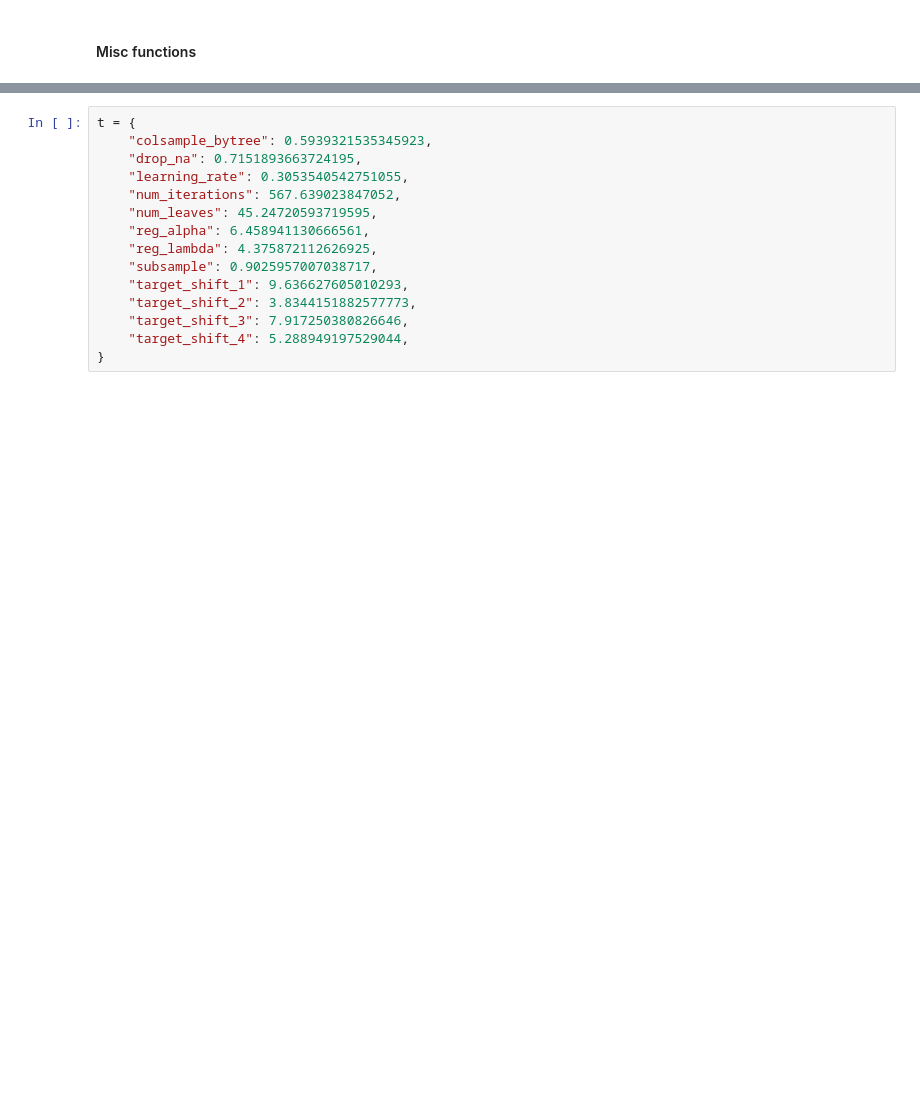
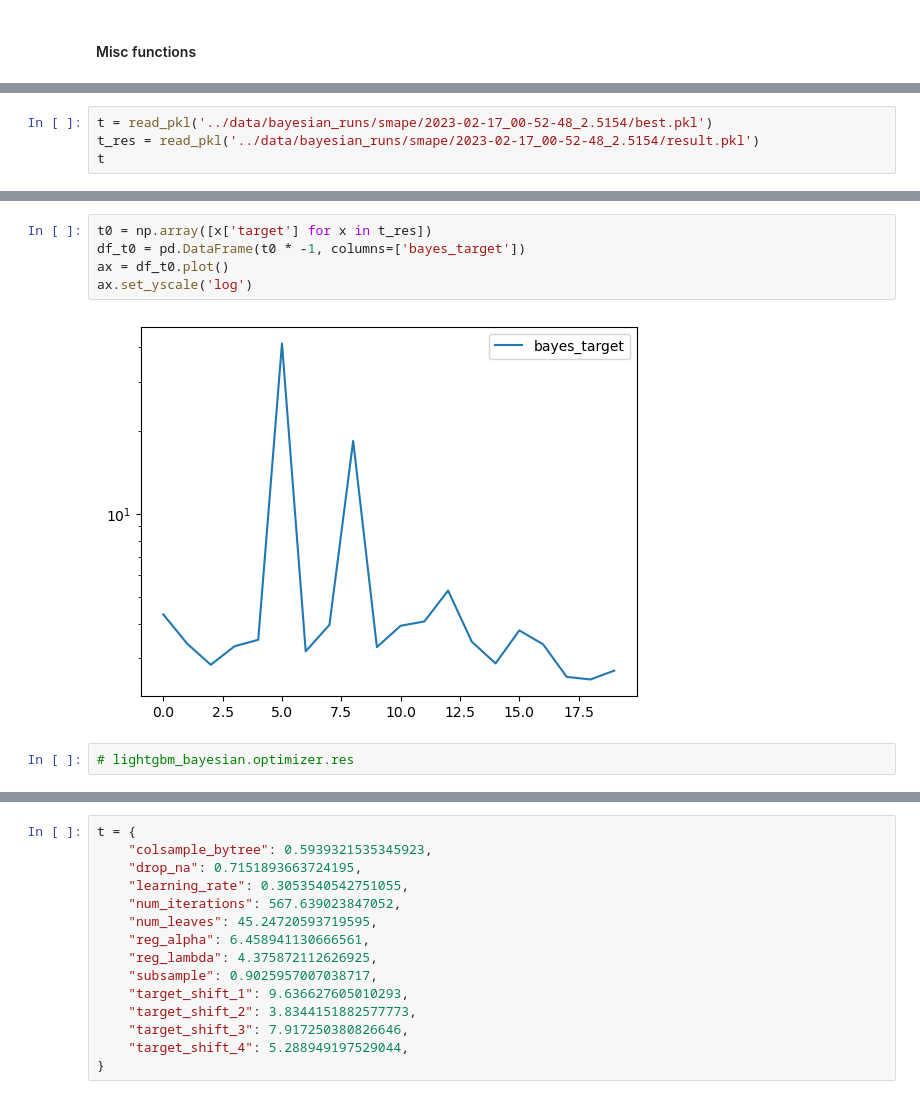
Before and after one commit to olympus999/godaddy-microbusiness-density-forecasting, a Jupyter notebook: notebooks/starter.ipynb, the cells around one changed output, grey strips where cells are left out. Saved outputs shown, nothing was run; the diff lists cells and outputs as text; blank space fills up the shorter version.

```diff
--- a/notebooks/starter.ipynb
+++ b/notebooks/starter.ipynb
@@ -605,0 +1030,4 @@ class LightGBMBayesian:
+# %%
+t = read_pkl('../data/bayesian_runs/smape/2023-02-17_00-52-48_2.5154/best.pkl')
+t_res = read_pkl('../data/bayesian_runs/smape/2023-02-17_00-52-48_2.5154/result.pkl')
+t
@@ -605,0 +1052,9 @@ class LightGBMBayesian:
+# %%
+t0 = np.array([x['target'] for x in t_res])
+df_t0 = pd.DataFrame(t0 * -1, columns=['bayes_target'])
+ax = df_t0.plot()
+ax.set_yscale('log')
+# %% [output]
+[figure, added]
+# %%
+# lightgbm_bayesian.optimizer.res
```
Also changed, not shown: parts of 118 cells of this notebook.
